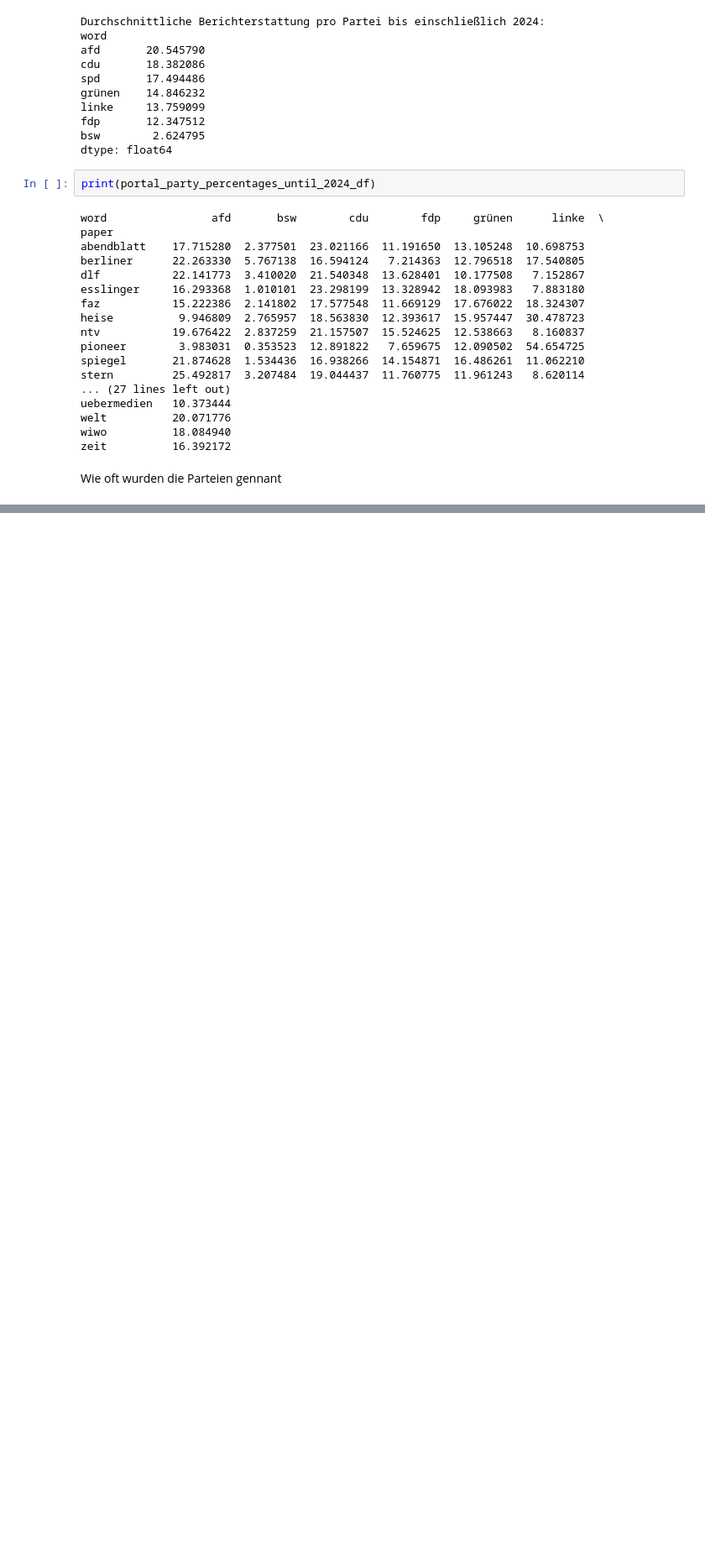
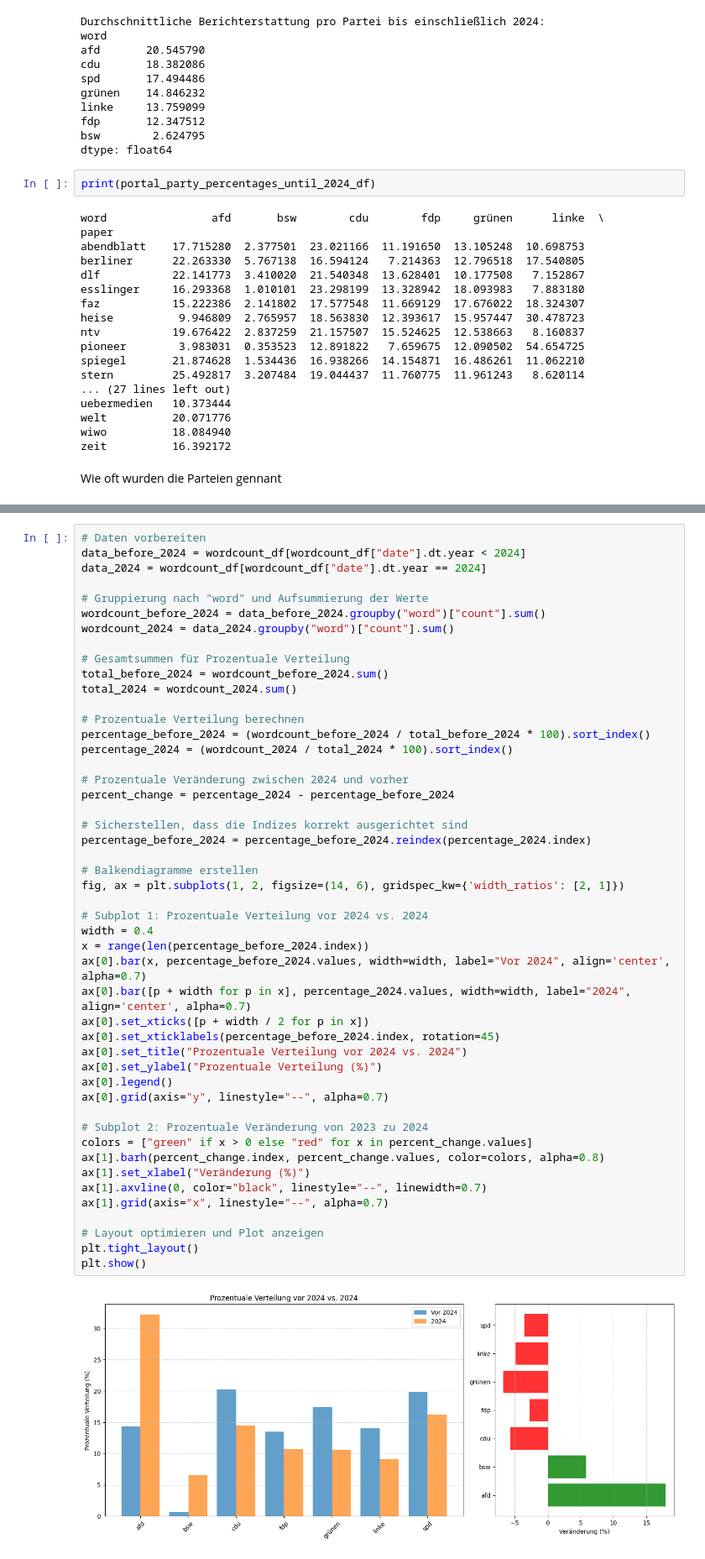
Before and after one commit to Reimser/ads_05_studienarbeit, a Jupyter notebook: source/notebooks/eda.ipynb, the cells around one changed output, grey strips where cells are left out. Shown at 84% size. Cells and saved outputs as stored; diff of their text form; blank space fills up the shorter version.

```diff
--- a/source/notebooks/eda.ipynb
+++ b/source/notebooks/eda.ipynb
@@ -396,3 +339,53 @@ grünen    -6.805912
 linke     -4.913717
 spd       -3.594676
 Name: count, dtype: float64
+# %%
+# Daten vorbereiten
+data_before_2024 = wordcount_df[wordcount_df["date"].dt.year < 2024]
+data_2024 = wordcount_df[wordcount_df["date"].dt.year == 2024]
+
+# Gruppierung nach "word" und Aufsummierung der Werte
+wordcount_before_2024 = data_before_2024.groupby("word")["count"].sum()
+wordcount_2024 = data_2024.groupby("word")["count"].sum()
+
+# Gesamtsummen für Prozentuale Verteilung
+total_before_2024 = wordcount_before_2024.sum()
+total_2024 = wordcount_2024.sum()
+
+# Prozentuale Verteilung berechnen
+percentage_before_2024 = (wordcount_before_2024 / total_before_2024 * 100).sort_index()
+percentage_2024 = (wordcount_2024 / total_2024 * 100).sort_index()
+
+# Prozentuale Veränderung zwischen 2024 und vorher
+percent_change = percentage_2024 - percentage_before_2024
+
+# Sicherstellen, dass die Indizes korrekt ausgerichtet sind
+percentage_before_2024 = percentage_before_2024.reindex(percentage_2024.index)
+
+# Balkendiagramme erstellen
+fig, ax = plt.subplots(1, 2, figsize=(14, 6), gridspec_kw={'width_ratios': [2, 1]})
+
+# Subplot 1: Prozentuale Verteilung vor 2024 vs. 2024
+width = 0.4
+x = range(len(percentage_before_2024.index))
+ax[0].bar(x, percentage_before_2024.values, width=width, label="Vor 2024", align='center', alpha=0.7)
+ax[0].bar([p + width for p in x], percentage_2024.values, width=width, label="2024", align='center', alpha=0.7)
+ax[0].set_xticks([p + width / 2 for p in x])
+ax[0].set_xticklabels(percentage_before_2024.index, rotation=45)
+ax[0].set_title("Prozentuale Verteilung vor 2024 vs. 2024")
+ax[0].set_ylabel("Prozentuale Verteilung (%)")
+ax[0].legend()
+ax[0].grid(axis="y", linestyle="--", alpha=0.7)
+
+# Subplot 2: Prozentuale Veränderung von 2023 zu 2024
+colors = ["green" if x > 0 else "red" for x in percent_change.values]
+ax[1].barh(percent_change.index, percent_change.values, color=colors, alpha=0.8)
+ax[1].set_xlabel("Veränderung (%)")
+ax[1].axvline(0, color="black", linestyle="--", linewidth=0.7)
+ax[1].grid(axis="x", linestyle="--", alpha=0.7)
+
+# Layout optimieren und Plot anzeigen
+plt.tight_layout()
+plt.show()
+# %% [output]
+[figure, added]
```
Also changed, not shown: parts of 5 cells of this notebook, 4 other files.
